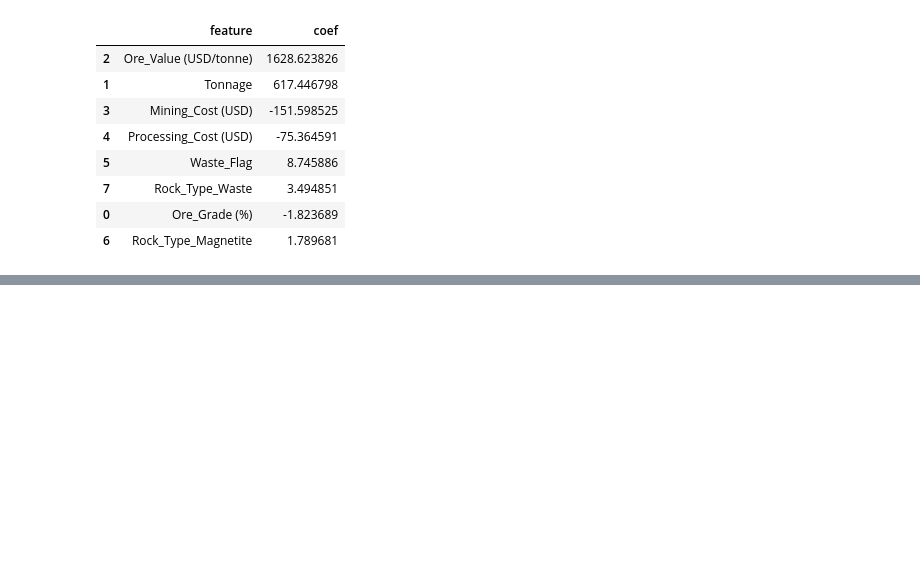
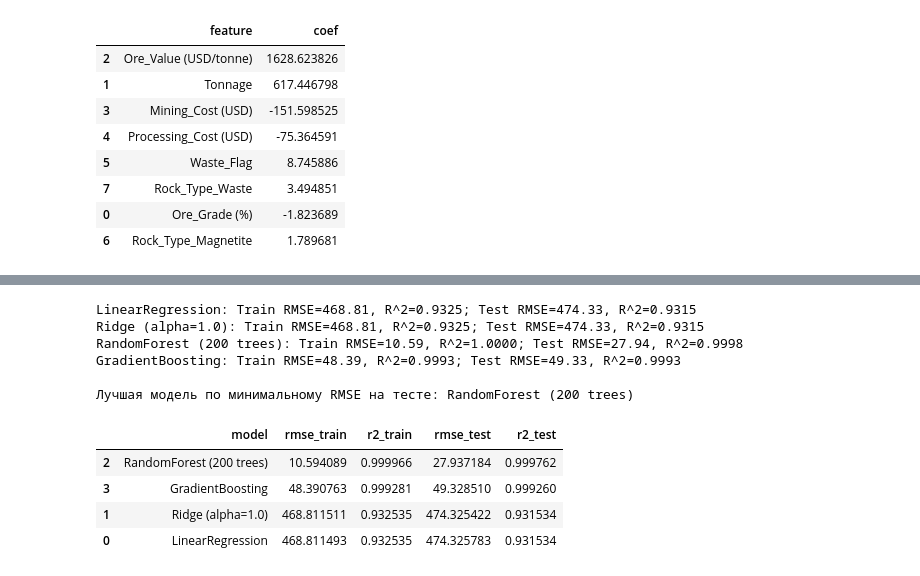
Before and after one commit to DonIkOt/EPS_Jeff_1, a Jupyter notebook: Test_App_1.ipynb, the cells around one changed output, grey strips where cells are left out. Drawn from its saved outputs; the diff is of its cells as text; code cells hidden in the pictures; blank space fills up the shorter version.

Commit message:
Update: GradientBoosting model with improved error handling and diagnostics

```diff
--- a/Test_App_1.ipynb
+++ b/Test_App_1.ipynb
@@ -340,8 +340,8 @@ for c in ["Block_ID", "Target",'X', 'Y', 'Z',]:
 
 feature_cols = [c for c in df_clean.columns if c not in drop_cols + [target_col]]
 
-numeric_features = [c for c in feature_cols if df_clean[c].dtype != "str"]
-categorical_features = [c for c in feature_cols if df_clean[c].dtype == "str"]
+numeric_features = [c for c in feature_cols if df_clean[c].dtype != "object"]
+categorical_features = [c for c in feature_cols if df_clean[c].dtype == "object"]
 
 print("Числовые признаки:", numeric_features)
 print("Категориальные признаки:", categorical_features)
@@ -530,0 +541,56 @@ coef_df.head(20)
+# %%
+from sklearn.linear_model import LinearRegression, Ridge
+from sklearn.ensemble import RandomForestRegressor, GradientBoostingRegressor
+
+models = {
+    "LinearRegression": LinearRegression(),
+    "Ridge (alpha=1.0)": Ridge(alpha=1.0),
+    "RandomForest (200 trees)": RandomForestRegressor(
+        n_estimators=200,
+        random_state=42,
+        n_jobs=-1,
+    ),
+    "GradientBoosting": GradientBoostingRegressor(random_state=42),
+}
+
+results = []
+
+for name, model in models.items():
+    model.fit(X_train_prepared, y_train)
+    y_train_pred_m = model.predict(X_train_prepared)
+    y_test_pred_m = model.predict(X_test_prepared)
+
+    rmse_train = np.sqrt(mean_squared_error(y_train, y_train_pred_m))
+    r2_train = r2_score(y_train, y_train_pred_m)
+    rmse_test = np.sqrt(mean_squared_error(y_test, y_test_pred_m))
+    r2_test = r2_score(y_test, y_test_pred_m)
+
+    results.append({
+        "model": name,
+        "rmse_train": rmse_train,
+        "r2_train": r2_train,
+        "rmse_test": rmse_test,
+        "r2_test": r2_test,
+    })
+
+    print(f"{name}: Train RMSE={rmse_train:.2f}, R^2={r2_train:.4f}; Test RMSE={rmse_test:.2f}, R^2={r2_test:.4f}")
+
+results_df = pd.DataFrame(results).sort_values("rmse_test")
+
+best_model_name = results_df.iloc[0]["model"]
+print("\nЛучшая модель по минимальному RMSE на тесте:", best_model_name)
+
+best_model = models[best_model_name]
+results_df
+# %% [output]
+LinearRegression: Train RMSE=468.81, R^2=0.9325; Test RMSE=474.33, R^2=0.9315
+Ridge (alpha=1.0): Train RMSE=468.81, R^2=0.9325; Test RMSE=474.33, R^2=0.9315
+RandomForest (200 trees): Train RMSE=10.59, R^2=1.0000; Test RMSE=27.94, R^2=0.9998
+GradientBoosting: Train RMSE=48.39, R^2=0.9993; Test RMSE=49.33, R^2=0.9993
+
+Лучшая модель по минимальному RMSE на тесте: RandomForest (200 trees)
+|  | model | rmse_train | r2_train | rmse_test | r2_test |
+| 2 | RandomForest (200 trees) | 10.594089 | 0.999966 | 27.937184 | 0.999762 |
+| 3 | GradientBoosting | 48.390763 | 0.999281 | 49.328510 | 0.999260 |
+| 1 | Ridge (alpha=1.0) | 468.811511 | 0.932535 | 474.325422 | 0.931534 |
+| 0 | LinearRegression | 468.811493 | 0.932535 | 474.325783 | 0.931534 |
```
Also changed, not shown: parts of 2 cells of this notebook, 8 other files.
